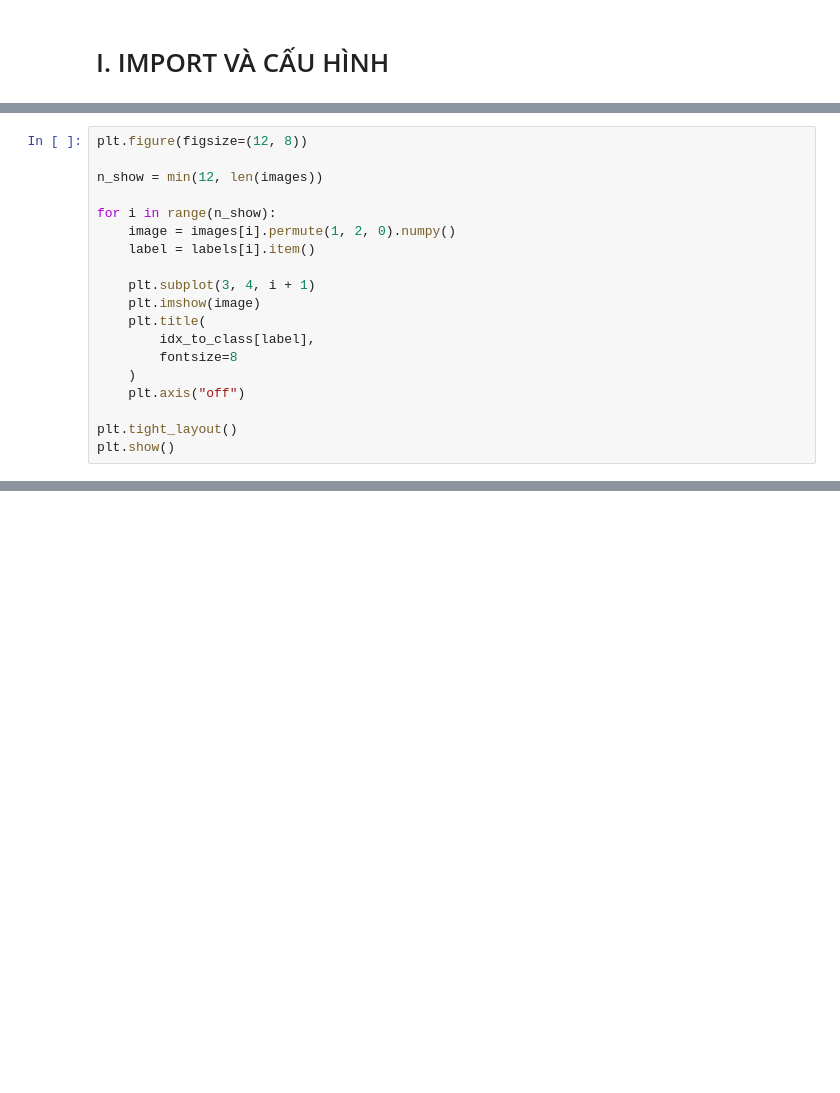
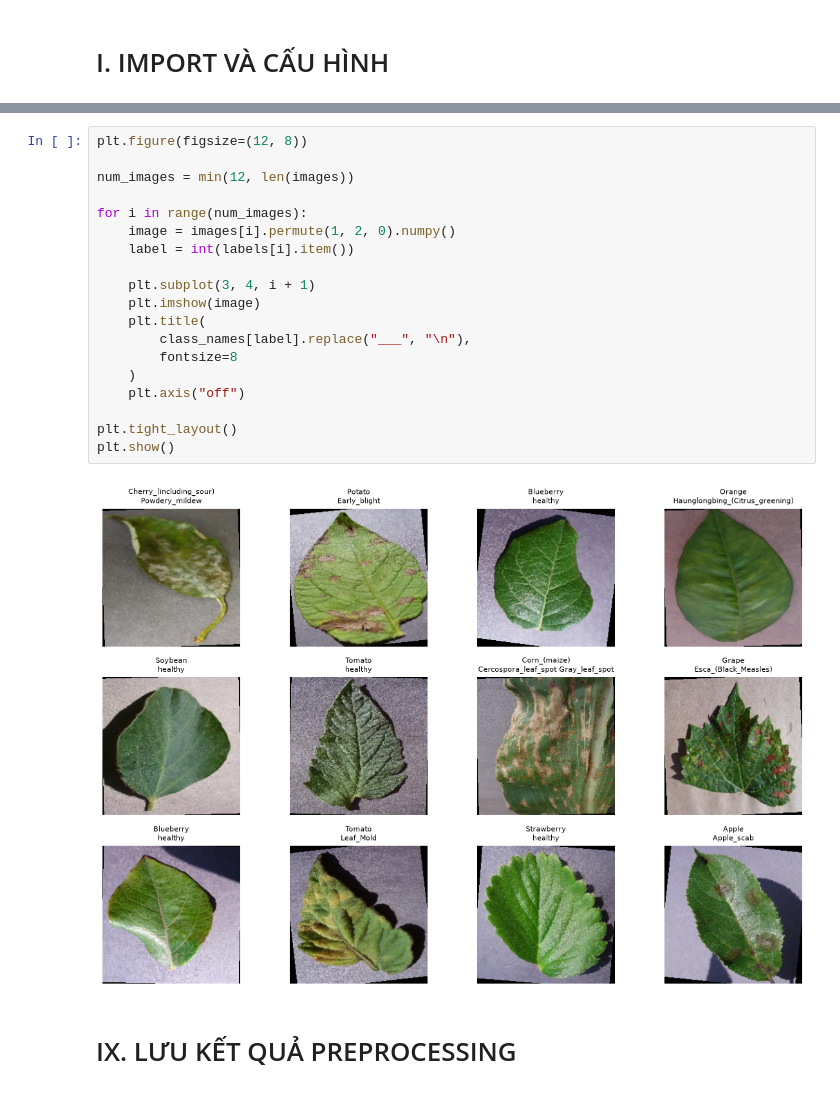
Before and after one commit to hoang3003/plant-disease-classification, a Jupyter notebook: notebooks/02_preprocessing.ipynb, the cells around one changed output, grey strips where cells are left out. Saved outputs shown, nothing was run; the diff lists cells and outputs as text; blank space fills up the shorter version.

Commit message:
update preprocessing

```diff
--- a/notebooks/02_preprocessing.ipynb
+++ b/notebooks/02_preprocessing.ipynb
@@ -566,19 +24,0 @@ Label max: 35
-# %%
-plt.figure(figsize=(12, 8))
-
-n_show = min(12, len(images))
-
-for i in range(n_show):
-    image = images[i].permute(1, 2, 0).numpy()
-    label = labels[i].item()
-
-    plt.subplot(3, 4, i + 1)
-    plt.imshow(image)
-    plt.title(
-        idx_to_class[label],
-        fontsize=8
-    )
-    plt.axis("off")
-
-plt.tight_layout()
-plt.show()
@@ -850,0 +510,23 @@ Pipeline hiện tại bám trực tiếp theo kết quả EDA:
+# %%
+plt.figure(figsize=(12, 8))
+
+num_images = min(12, len(images))
+
+for i in range(num_images):
+    image = images[i].permute(1, 2, 0).numpy()
+    label = int(labels[i].item())
+
+    plt.subplot(3, 4, i + 1)
+    plt.imshow(image)
+    plt.title(
+        class_names[label].replace("___", "\n"),
+        fontsize=8
+    )
+    plt.axis("off")
+
+plt.tight_layout()
+plt.show()
+# %% [output]
+[figure, added]
+# %% [markdown]
+# IX. LƯU KẾT QUẢ PREPROCESSING
```
Also changed, not shown: parts of 64 cells of this notebook, 8 other files.
